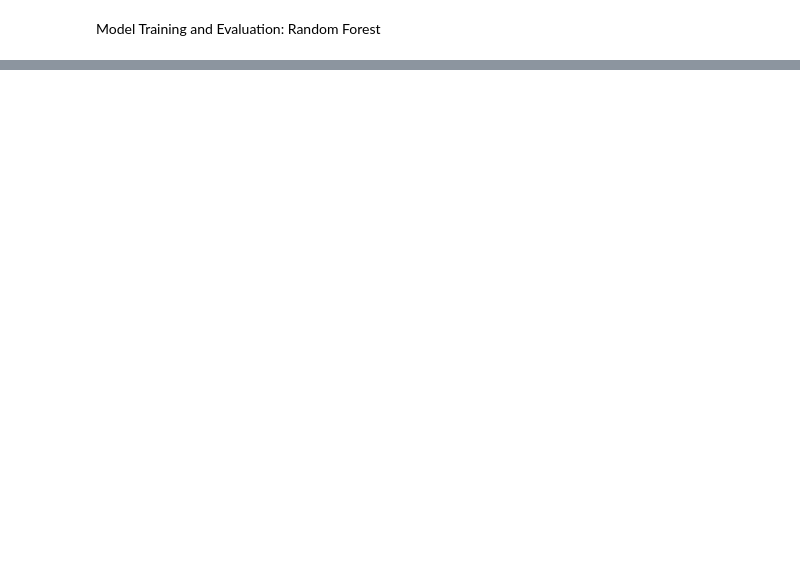
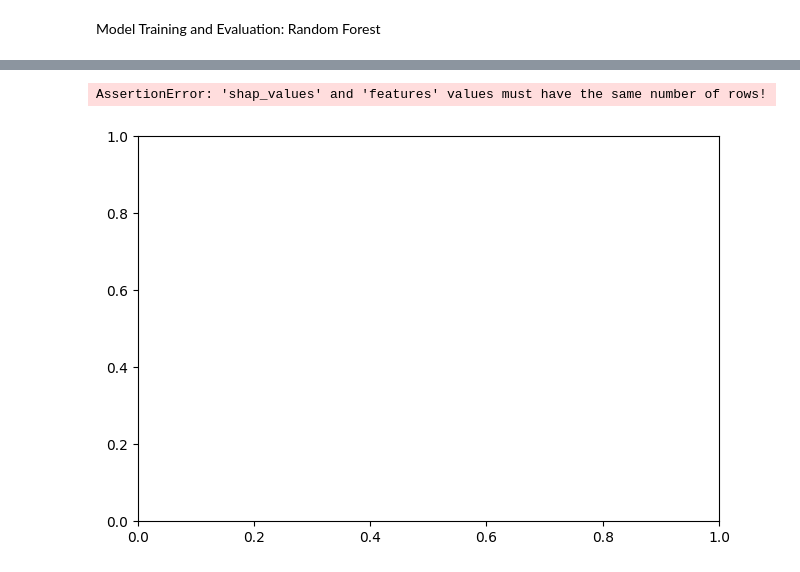
Before and after one commit to Addisu22/Robust-Fraud-Detection-for-E-Commerce-and-Banking-Transactions, a Jupyter notebook: Notebook/Fraud_Analysis_Forest.ipynb, the cells around one changed output, grey strips where cells are left out. Drawn from its saved outputs; the diff is of its cells as text; code cells hidden in the pictures; blank space fills up the shorter version.

```diff
--- a/Notebook/Fraud_Analysis_Forest.ipynb
+++ b/Notebook/Fraud_Analysis_Forest.ipynb
@@ -18,0 +25,11 @@ fraud_df = pd.read_csv("Data/creditcard.csv")
+# %%
+# ------------------------
+# Run on fraud dataset (sample 3,500 records)
+# ------------------------
+fraud_df = pd.read_csv('Data/creditcard.csv')
+clf, report_df, explainer, shap_values, X_test = train_evaluate_shap(fraud_df,target_column="Class", sample_size=3500, test_size=0.2, random_state=42)
+
+# ------------------------
+# Example SHAP plot
+# ------------------------
+shap.summary_plot(shap_values, X_test)
@@ -33,3 +50,5 @@ KeyboardInterrupt:
-# %%
-explainer = shap.Explainer(clf)
-shap_values = explainer.shap_values(random_forest.X_test)
+# %%
+shap.dependence_plot("Amount", shap_values[0], X_test,interaction_index="V1")
+# %% [output]
+AssertionError: 'shap_values' and 'features' values must have the same number of rows!
+[figure, added]
```
Also changed, not shown: parts of 7 cells of this notebook, 1 other file.
